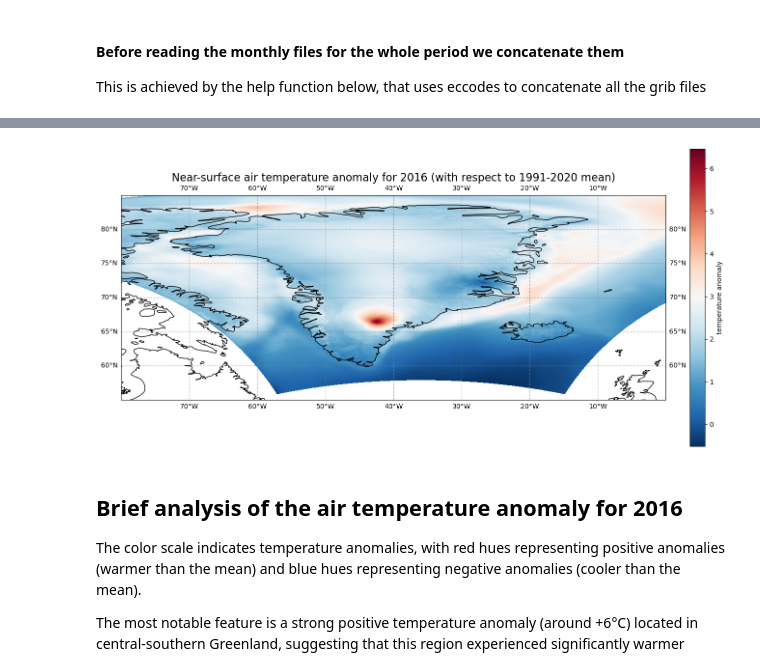
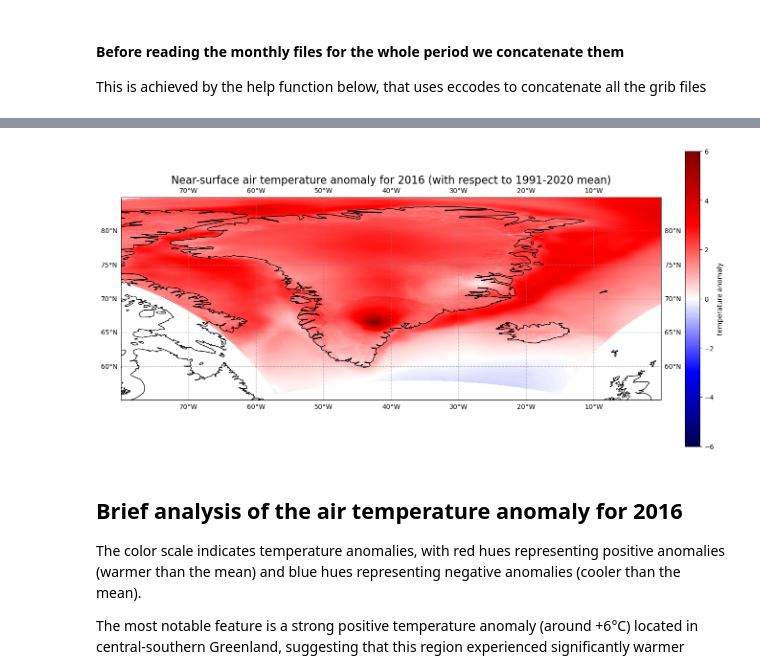
Before and after one commit to carlos9917/carra-training-c3s, a Jupyter notebook: CARRA_ERA5_time_series_anomaly.ipynb, the cells around one changed output, grey strips where cells are left out. Cells and saved outputs as stored; diff of their text form; code cells hidden in the pictures.

Commit message:
Added Andras corrections and changed color map of last figure

```diff
--- a/CARRA_ERA5_time_series_anomaly.ipynb
+++ b/CARRA_ERA5_time_series_anomaly.ipynb
@@ -732,24 +739,33 @@ anom_2016 = t2m_2016 - ref_mean
 # %%
 # create the figure panel and the map using the Cartopy PlateCarree projection
 fig, ax = plt.subplots(1, 1, figsize = (16, 8), subplot_kw={'projection': ccrs.PlateCarree()})
 
+
+cmap = plt.cm.seismic  # or plt.cm.coolwarm
+norm = plt.Normalize(vmin=-6, vmax=6)  # Adjust based on the range of your data
+
 # Plot the data
-im = plt.pcolormesh(anom_2016.longitude, anom_2016.latitude, anom_2016, cmap='RdBu_r')#, vmin=-3, vmax=3)
+im = plt.pcolormesh(anom_2016.longitude, anom_2016.latitude, anom_2016, cmap=cmap, vmin=-6,vmax=6)#  cmap='RdBu_r')#, vmin=-3, vmax=3)
 
 # Set the figure title, add lat/lon grid and coastlines
 ax.set_title('Near-surface air temperature anomaly for 2016 (with respect to 1991-2020 mean)', fontsize=16)
 ax.gridlines(draw_labels=True, linewidth=1, color='gray', alpha=0.5, linestyle='--')
 ax.coastlines(color='black')
 ax.set_extent([-80, 0, 55, 85], crs=ccrs.PlateCarree())
 
 # Specify the colourbar
 cbar = plt.colorbar(im,fraction=0.05, pad=0.04)
+
+
+
+
+
 cbar.set_label('temperature anomaly')
 
 # Save the figure
 fig.savefig(os.path.join("CARRA",'CARRA5_Greenland_2016_anomaly.png'))
 # %% [output]
-[figure, old version]
+[figure, new version]
 # %% [markdown]
 ## Brief analysis of the air temperature anomaly for 2016
 
```
Also changed, not shown: parts of 8 cells of this notebook.
